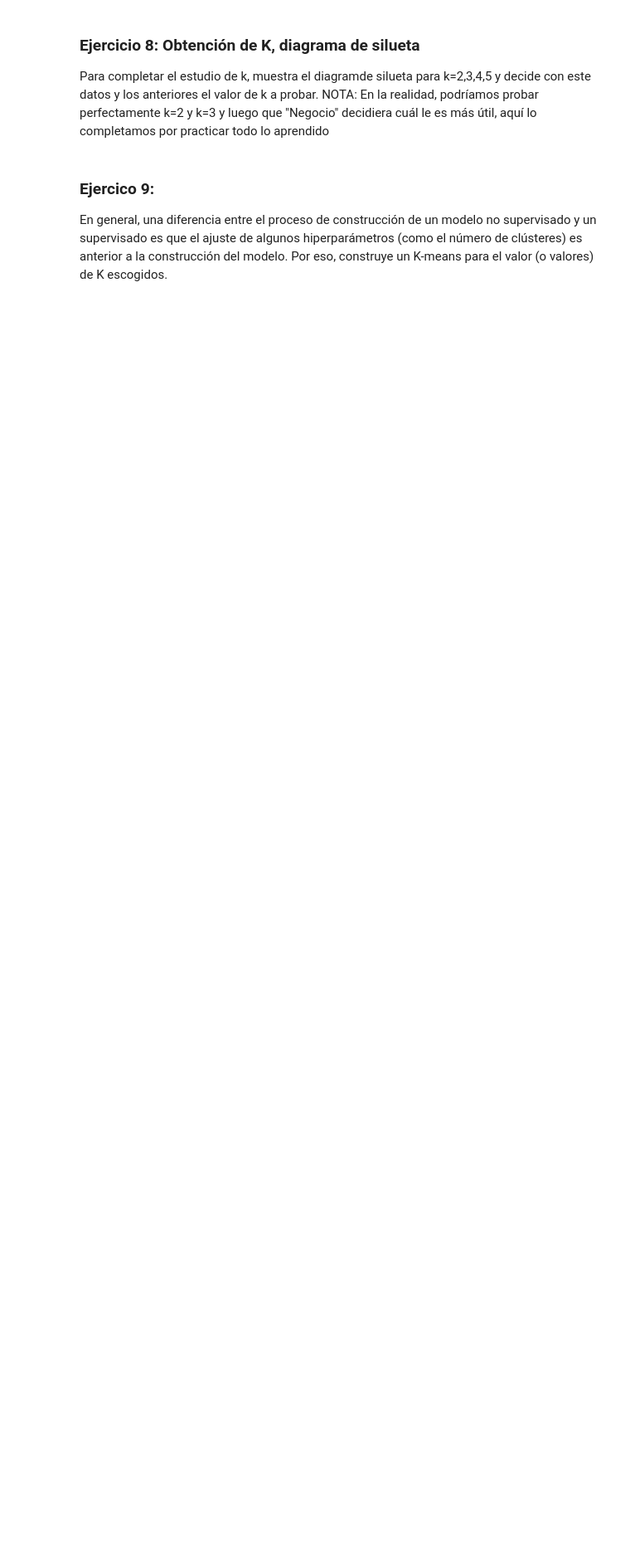
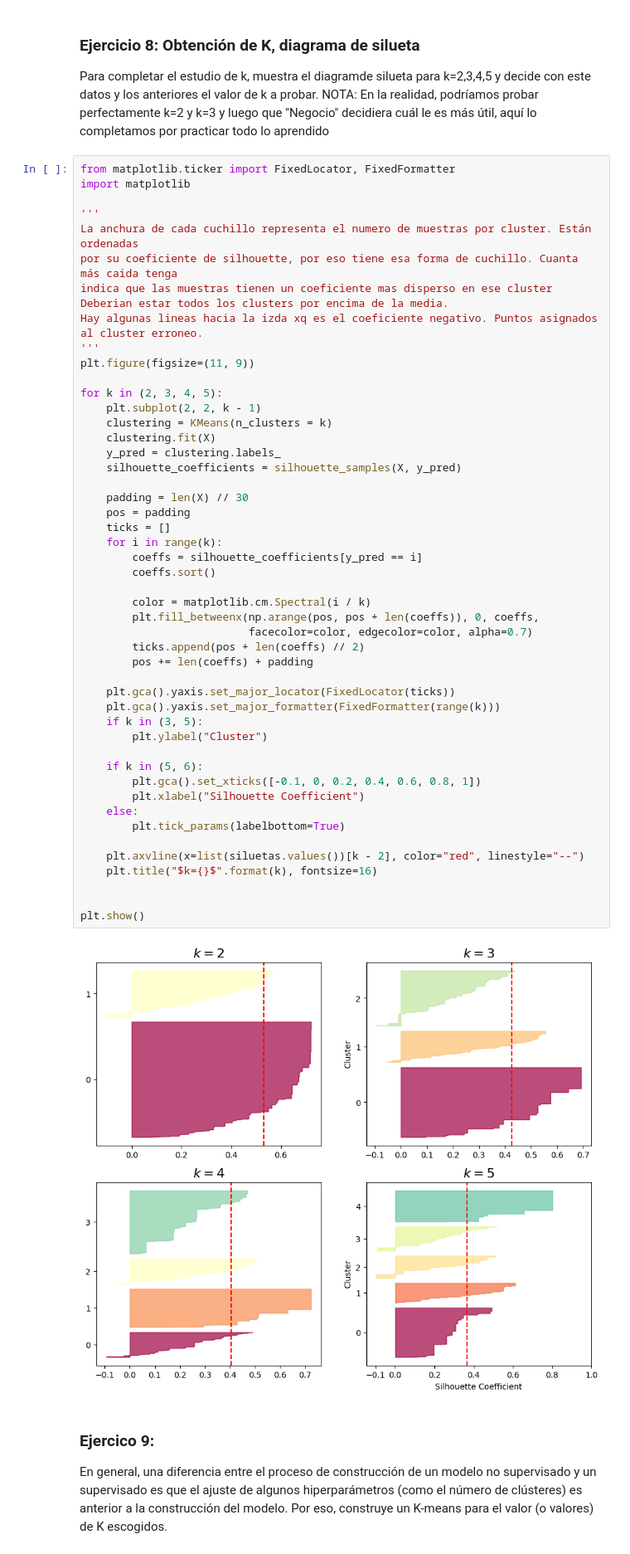
Before and after one commit to vrieraj/ONLINE_DS_THEBRIDGE_Ejercicios, a Jupyter notebook: 04_Machine_Learning/Sprint_13/Unidad_01/Ejercicios_Workout/13_Ejercicios_K-Means.ipynb, the cells around one changed output. Shown at 83% size. Saved outputs shown, nothing was run; the diff lists cells and outputs as text; blank space fills up the shorter version.

```diff
--- a/04_Machine_Learning/Sprint_13/Unidad_01/Ejercicios_Workout/13_Ejercicios_K-Means.ipynb
+++ b/04_Machine_Learning/Sprint_13/Unidad_01/Ejercicios_Workout/13_Ejercicios_K-Means.ipynb
@@ -77,6 +189,57 @@ Comprueba el ajuste de k obteniendo el k que maximiza el score de silueta y pint
 ### Ejercicio 8: Obtención de K, diagrama de silueta
 
 Para completar el estudio de k, muestra el diagramde silueta para k=2,3,4,5 y decide con este datos y los anteriores el valor de k a probar. NOTA: En la realidad, podríamos probar perfectamente k=2 y k=3 y luego que "Negocio" decidiera cuál le es más útil, aquí lo completamos por practicar todo lo aprendido
+# %%
+from matplotlib.ticker import FixedLocator, FixedFormatter
+import matplotlib
+
+'''
+La anchura de cada cuchillo representa el numero de muestras por cluster. Están ordenadas
+por su coeficiente de silhouette, por eso tiene esa forma de cuchillo. Cuanta más caida tenga
+indica que las muestras tienen un coeficiente mas disperso en ese cluster
+Deberian estar todos los clusters por encima de la media.
+Hay algunas lineas hacia la izda xq es el coeficiente negativo. Puntos asignados al cluster erroneo.
+'''
+plt.figure(figsize=(11, 9))
+
+for k in (2, 3, 4, 5):
+    plt.subplot(2, 2, k - 1)
+    clustering = KMeans(n_clusters = k)
+    clustering.fit(X)
+    y_pred = clustering.labels_
+    silhouette_coefficients = silhouette_samples(X, y_pred)
+
+    padding = len(X) // 30
+    pos = padding
+    ticks = []
+    for i in range(k):
+        coeffs = silhouette_coefficients[y_pred == i]
+        coeffs.sort()
+
+        color = matplotlib.cm.Spectral(i / k)
+        plt.fill_betweenx(np.arange(pos, pos + len(coeffs)), 0, coeffs,
+                          facecolor=color, edgecolor=color, alpha=0.7)
+        ticks.append(pos + len(coeffs) // 2)
+        pos += len(coeffs) + padding
+
+    plt.gca().yaxis.set_major_locator(FixedLocator(ticks))
+    plt.gca().yaxis.set_major_formatter(FixedFormatter(range(k)))
+    if k in (3, 5):
+        plt.ylabel("Cluster")
+
+    if k in (5, 6):
+        plt.gca().set_xticks([-0.1, 0, 0.2, 0.4, 0.6, 0.8, 1])
+        plt.xlabel("Silhouette Coefficient")
+    else:
+        plt.tick_params(labelbottom=True)
+
+    plt.axvline(x=list(siluetas.values())[k - 2], color="red", linestyle="--")
+    plt.title("$k={}$".format(k), fontsize=16)
+
+
+plt.show()
+# %% [output]
+[figure, added]
 # %% [markdown]
 ### Ejercico 9:
 
```
Also changed, not shown: parts of 12 cells of this notebook, 1 other file.
